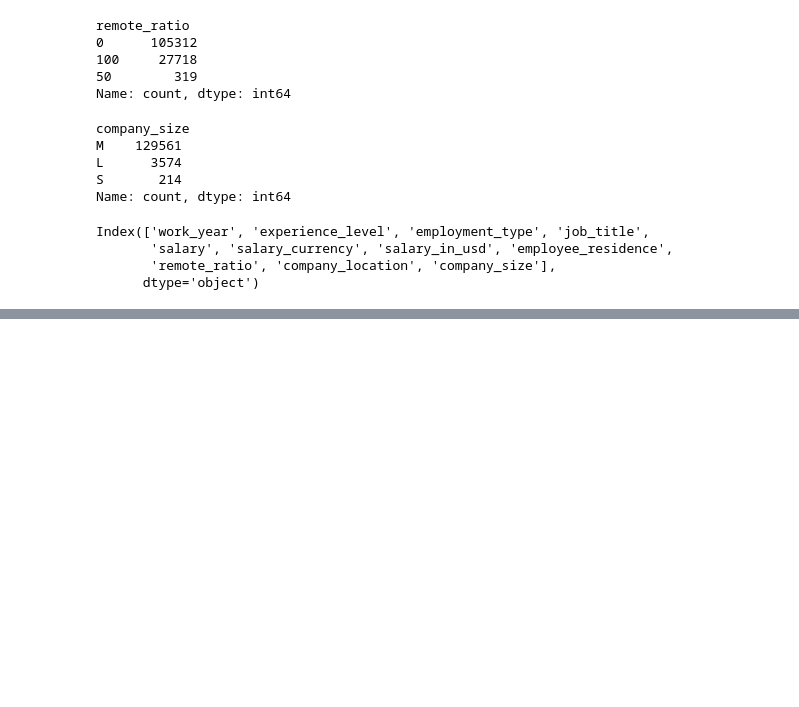
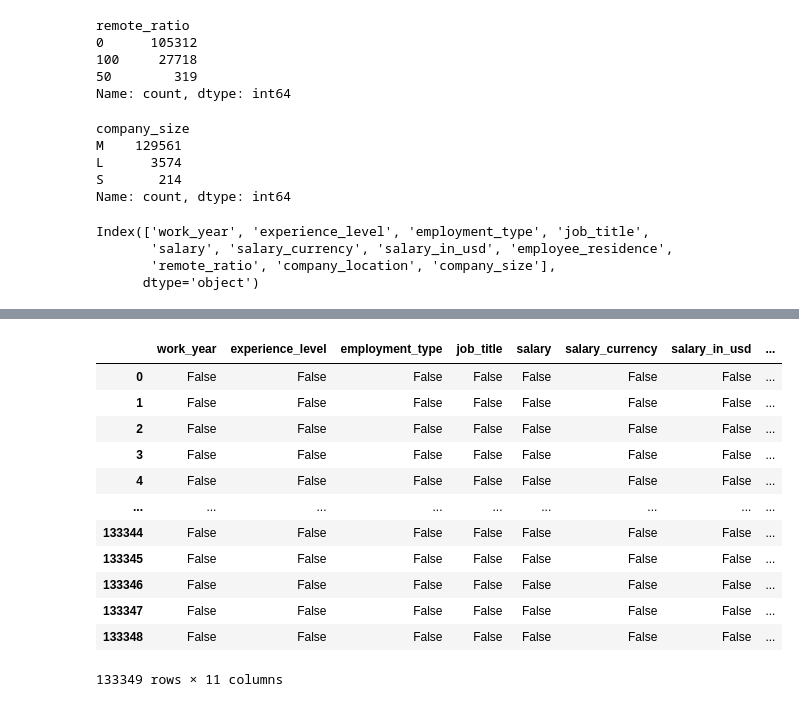
Before and after one commit to NavesEdu/imersao-dados-alura, a Jupyter notebook: imersão_dados.ipynb, the cells around one changed output, grey strips where cells are left out. Drawn from its saved outputs; the diff is of its cells as text; code cells hidden in the pictures; blank space fills up the shorter version.

```diff
--- a/imersão_dados.ipynb
+++ b/imersão_dados.ipynb
@@ -167,3 +165,19 @@ df.describe(include='object')
 | unique | 4 | 4 | 390 | 26 | 102 | 95 | ... |
 | top | SE | FT | Data Scientist | USD | US | US | ... |
 | freq | 77241 | 132563 | 17314 | 126140 | 119579 | 119641 | ... |
+# %%
+df.isnull()
+# %% [output]
+|  | work_year | experience_level | employment_type | job_title | salary | salary_currency | salary_in_usd | ... |
+| 0 | False | False | False | False | False | False | False | ... |
+| 1 | False | False | False | False | False | False | False | ... |
+| 2 | False | False | False | False | False | False | False | ... |
+| 3 | False | False | False | False | False | False | False | ... |
+| 4 | False | False | False | False | False | False | False | ... |
+| ... | ... | ... | ... | ... | ... | ... | ... | ... |
+| 133344 | False | False | False | False | False | False | False | ... |
+| 133345 | False | False | False | False | False | False | False | ... |
+| 133346 | False | False | False | False | False | False | False | ... |
+| 133347 | False | False | False | False | False | False | False | ... |
+| 133348 | False | False | False | False | False | False | False | ... |
+133349 rows × 11 columns
```
Also changed, not shown: parts of 13 cells of this notebook.
